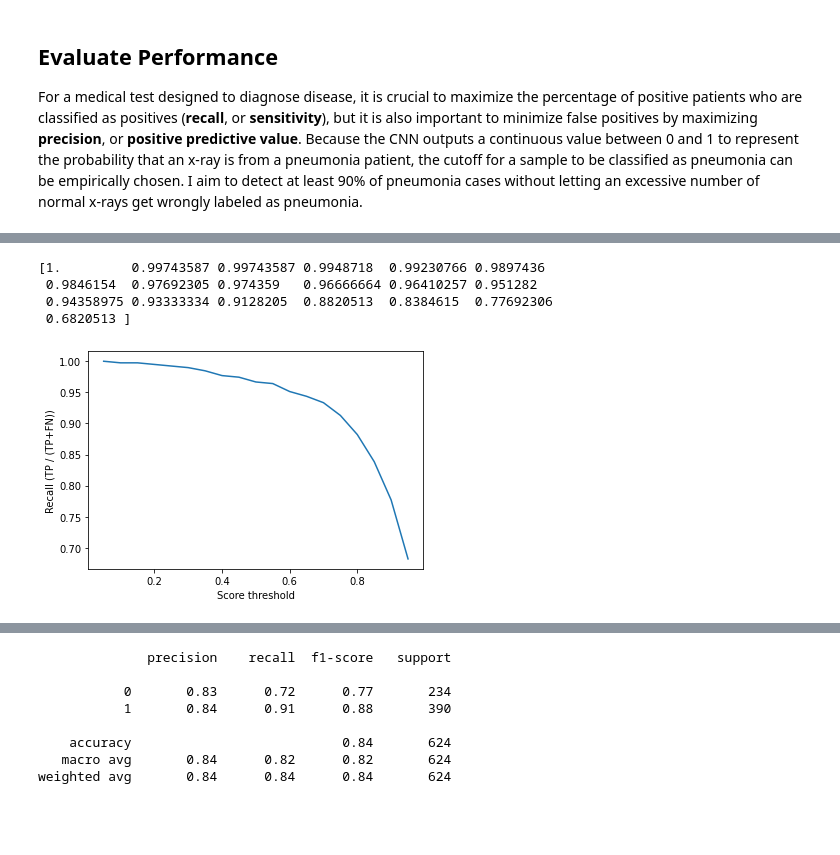
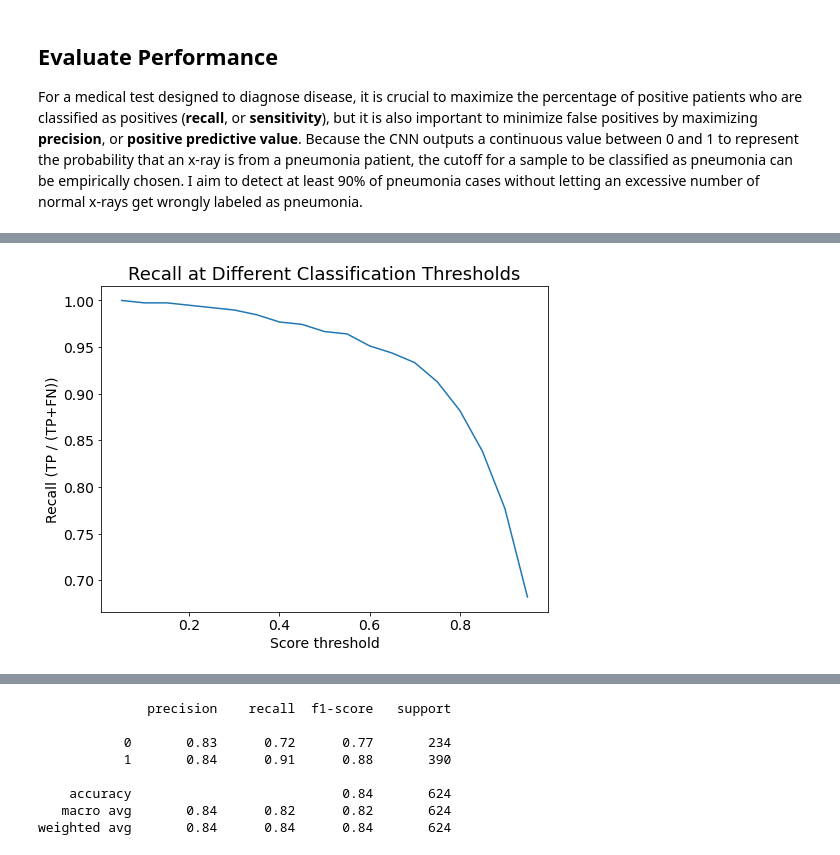
Before and after one commit to sepidehparhami/pneumonia-xray-cnn, a Jupyter notebook: pneumonia.ipynb, the cells around one changed output, grey strips where cells are left out. Cells and saved outputs as stored; diff of their text form; code cells hidden in the pictures; blank space fills up the shorter version.

Commit message:
plot labels and aesthetics

```diff
--- a/pneumonia.ipynb
+++ b/pneumonia.ipynb
@@ -283,19 +284,21 @@ y_pred = model.predict(test_ds)
+# %%
+mpl.rc('axes', titlesize=18, labelsize=14)
+mpl.rc('xtick', labelsize=14)
+mpl.rc('ytick', labelsize=14)
+GRAPH_SIZE = (8, 6)
 # %%
-thresholds = np.arange(0.05,1,0.05).tolist()
+thresholds = np.arange(0.05, 1, 0.05).tolist()
 
 # minimize false negatives = maximize recall / sensitivity (TP / (TP+FN))
 m = tf.keras.metrics.Recall(thresholds=thresholds)
 m.update_state(y_test,y_pred)
 recall = m.result().numpy()
-print(recall)
 
-sns.lineplot(x=thresholds, y=recall)
+fig, ax = plt.subplots(1, 1, figsize=GRAPH_SIZE)
+sns.lineplot(x=thresholds, y=recall, ax=ax)
 plt.xlabel('Score threshold')
-plt.ylabel('Recall (TP / (TP+FN))');
+plt.ylabel('Recall (TP / (TP+FN))')
+plt.title('Recall at Different Classification Thresholds', fontsize=18);
 # %% [output]
-[1.         0.99743587 0.99743587 0.9948718  0.99230766 0.9897436
- 0.9846154  0.97692305 0.974359   0.96666664 0.96410257 0.951282
- 0.94358975 0.93333334 0.9128205  0.8820513  0.8384615  0.77692306
- 0.6820513 ]
-[figure, old version]
+[figure, new version]
 # %%
```
Also changed, not shown: parts of 10 cells of this notebook.
